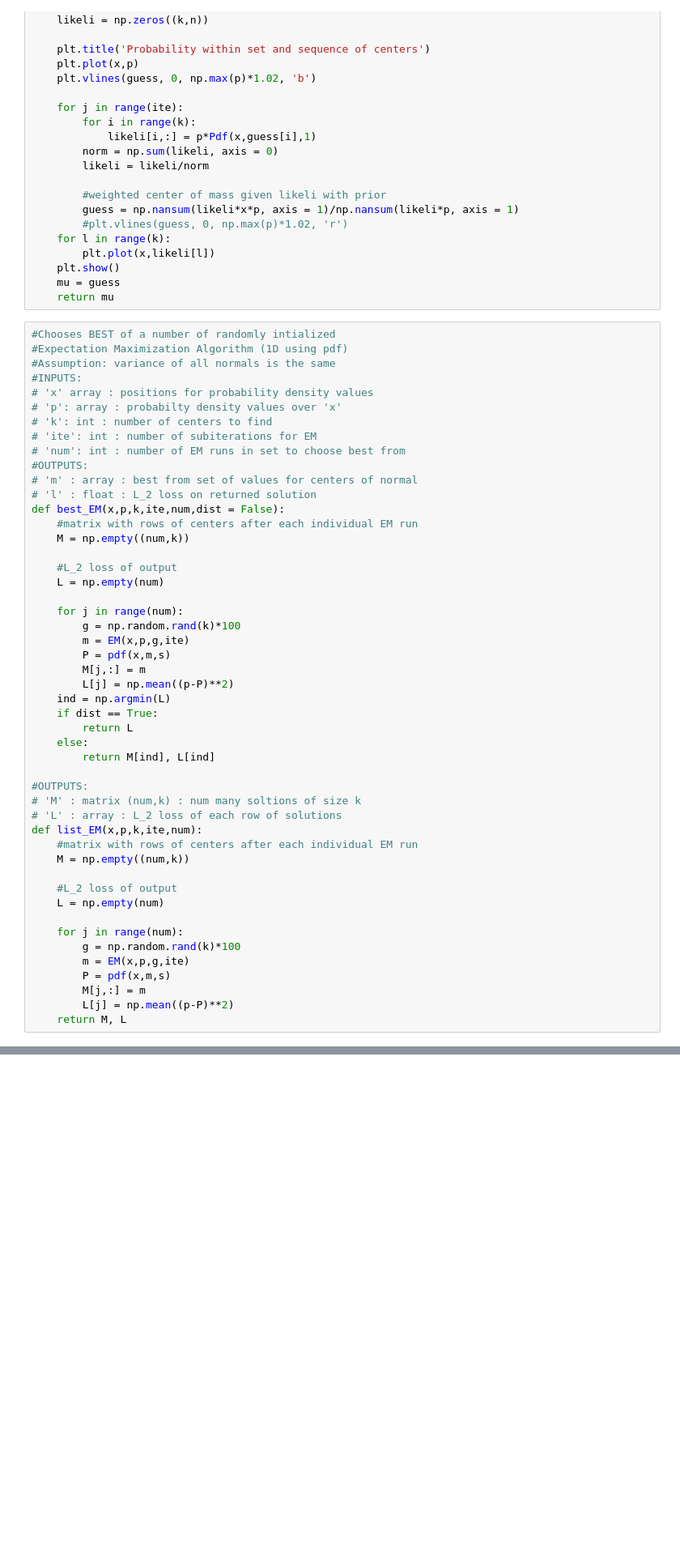
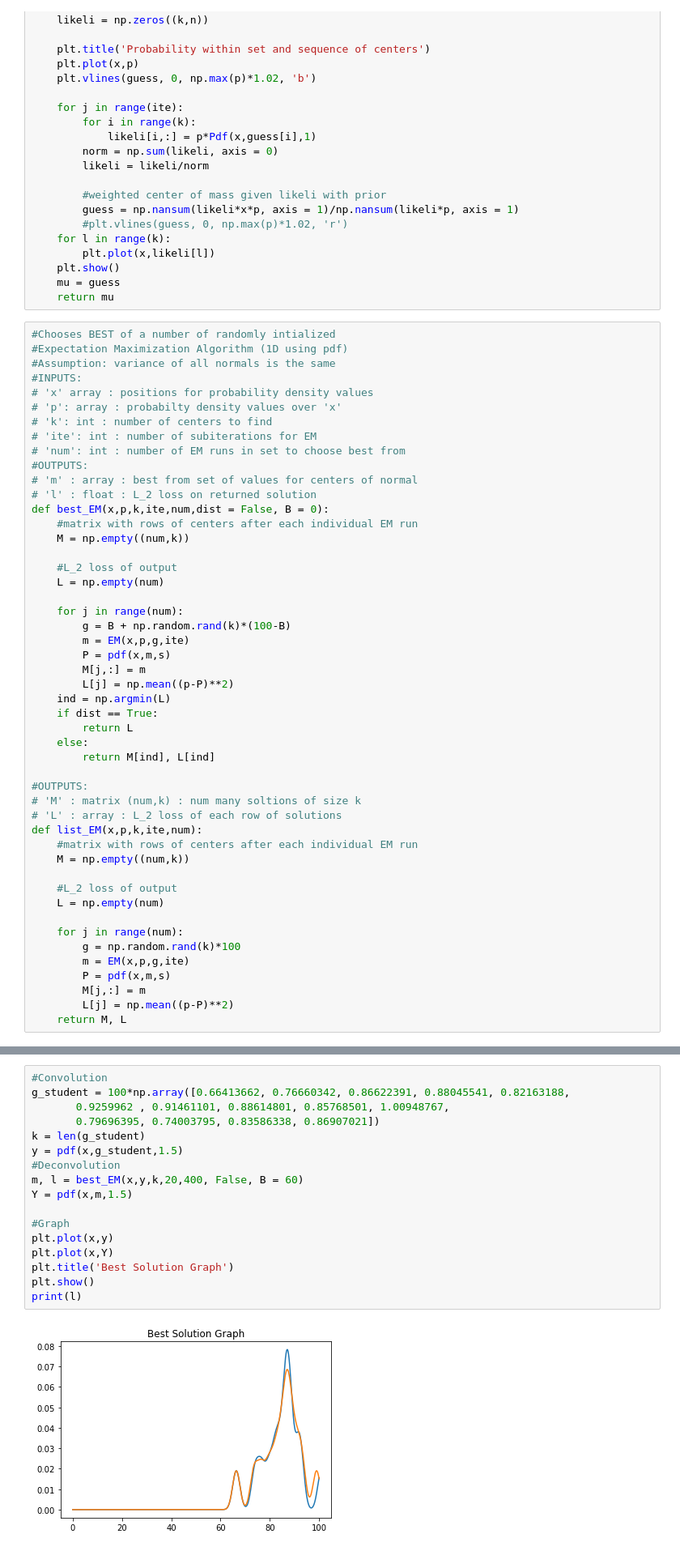
Before and after one commit to jvahedi/signal-dist-extract, a Jupyter notebook: EM_algorithm.ipynb, the cells around one changed output, grey strips where cells are left out. Shown at 81% size. Saved outputs shown, nothing was run; the diff lists cells and outputs as text; blank space fills up the shorter version.

```diff
--- a/EM_algorithm.ipynb
+++ b/EM_algorithm.ipynb
@@ -96,7 +99,7 @@ def EM_graph(x,p,guess,ite):
 #OUTPUTS:
 # 'm' : array : best from set of values for centers of normal
 # 'l' : float : L_2 loss on returned solution
-def best_EM(x,p,k,ite,num,dist = False):
+def best_EM(x,p,k,ite,num,dist = False, B = 0):
     #matrix with rows of centers after each individual EM run
     M = np.empty((num,k))
 
@@ -104,7 +107,7 @@ def best_EM(x,p,k,ite,num,dist = False):
     L = np.empty(num)
 
     for j in range(num):
-        g = np.random.rand(k)*100
+        g = B + np.random.rand(k)*(100-B)
         m = EM(x,p,g,ite)
         P = pdf(x,m,s)
         M[j,:] = m
@@ -201 +204,20 @@ print('Best Loss:',l)
 Best Loss: 1.0985412002463835e-05
+# %%
+#Convolution
+g_student = 100*np.array([0.66413662, 0.76660342, 0.86622391, 0.88045541, 0.82163188,
+       0.9259962 , 0.91461101, 0.88614801, 0.85768501, 1.00948767,
+       0.79696395, 0.74003795, 0.83586338, 0.86907021])
+k = len(g_student)
+y = pdf(x,g_student,1.5)
+#Deconvolution
+m, l = best_EM(x,y,k,20,400, False, B = 60)
+Y = pdf(x,m,1.5)
+
+#Graph
+plt.plot(x,y)
+plt.plot(x,Y)
+plt.title('Best Solution Graph')
+plt.show()
+print(l)
+# %% [output]
+[figure, added]
```
Also changed, not shown: parts of 6 cells of this notebook.
